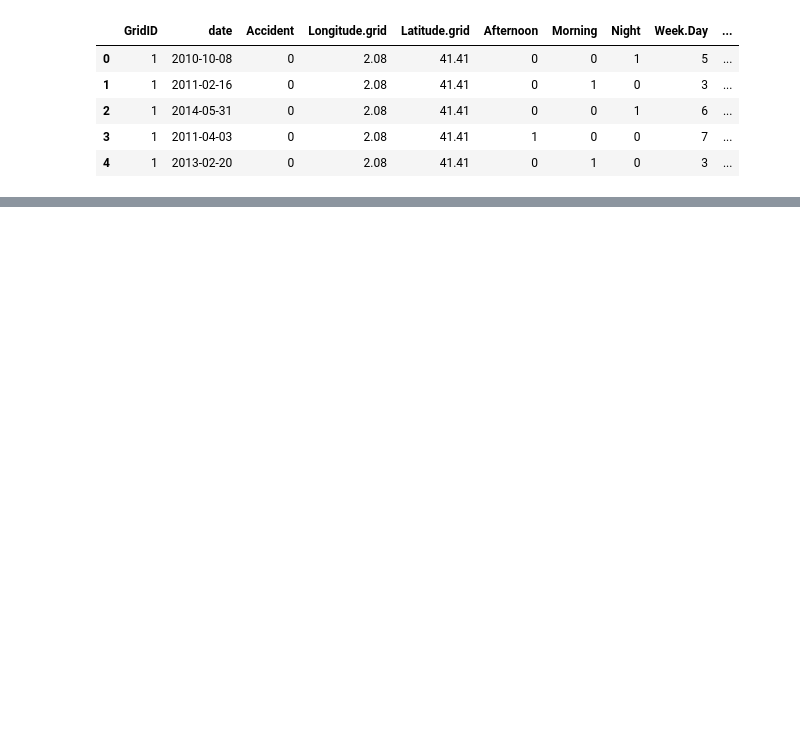
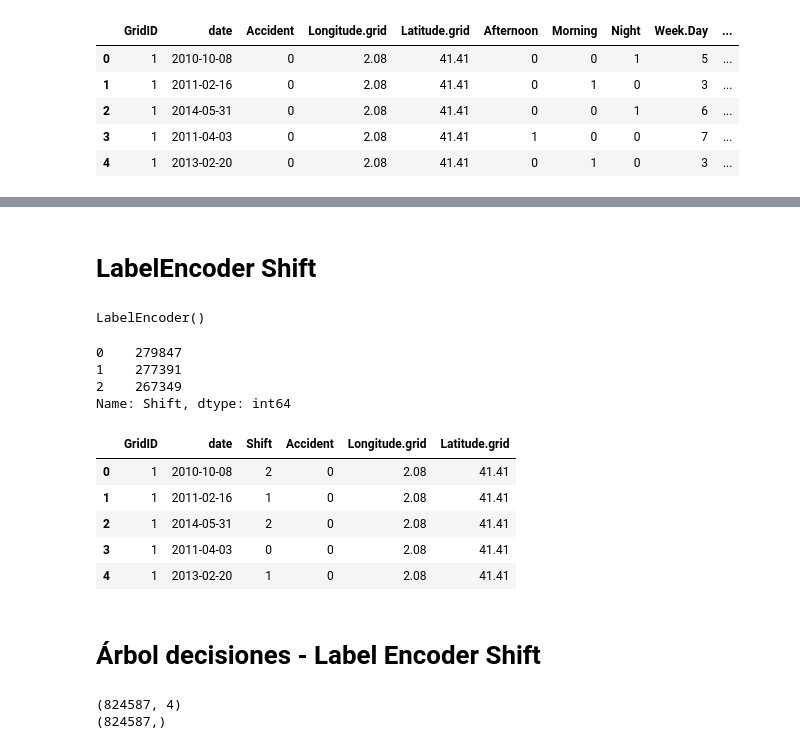
Before and after one commit to jjcarbonell/Accidents-Barcelona, a Jupyter notebook: Practica.ipynb, the cells around one changed output, grey strips where cells are left out. Drawn from its saved outputs; the diff is of its cells as text; code cells hidden in the pictures; blank space fills up the shorter version.

```diff
--- a/Practica.ipynb
+++ b/Practica.ipynb
@@ -7,6 +7,7 @@ import numpy as np
 # %%
 #Leemos el csv
 datos = pd.read_csv('C:\master\dataset.csv')
+datosLE = pd.read_csv('C:\master\dataset.csv')
 # %%
 datos.head()
 # %% [output]
@@ -136,0 +309,28 @@ Name: Festive, dtype: int64
+# %% [markdown]
+# LabelEncoder Shift
+# %%
+from sklearn.preprocessing import LabelEncoder
+LE = LabelEncoder()
+LE.fit(datosLE["Shift"])
+# %% [output]
+LabelEncoder()
+# %%
+list(LE.classes_)
+datosLE["Shift"] = LE.transform(datosLE["Shift"])
+datosLE["Shift"].value_counts()
+# %% [output]
+0    279847
+1    277391
+2    267349
+Name: Shift, dtype: int64
+# %%
+datosLE.head()
+# %% [output]
+|  | GridID | date | Shift | Accident | Longitude.grid | Latitude.grid |
+| 0 | 1 | 2010-10-08 | 2 | 0 | 2.08 | 41.41 |
+| 1 | 1 | 2011-02-16 | 1 | 0 | 2.08 | 41.41 |
+| 2 | 1 | 2014-05-31 | 2 | 0 | 2.08 | 41.41 |
+| 3 | 1 | 2011-04-03 | 0 | 0 | 2.08 | 41.41 |
+| 4 | 1 | 2013-02-20 | 1 | 0 | 2.08 | 41.41 |
+# %% [markdown]
+# Árbol decisiones - Label Encoder Shift
@@ -136,0 +342,6 @@ Name: Festive, dtype: int64
+# %%
+print(X.shape)
+print(y.shape)
+# %% [output]
+(824587, 4)
+(824587,)
```
Also changed, not shown: parts of 73 cells of this notebook.
